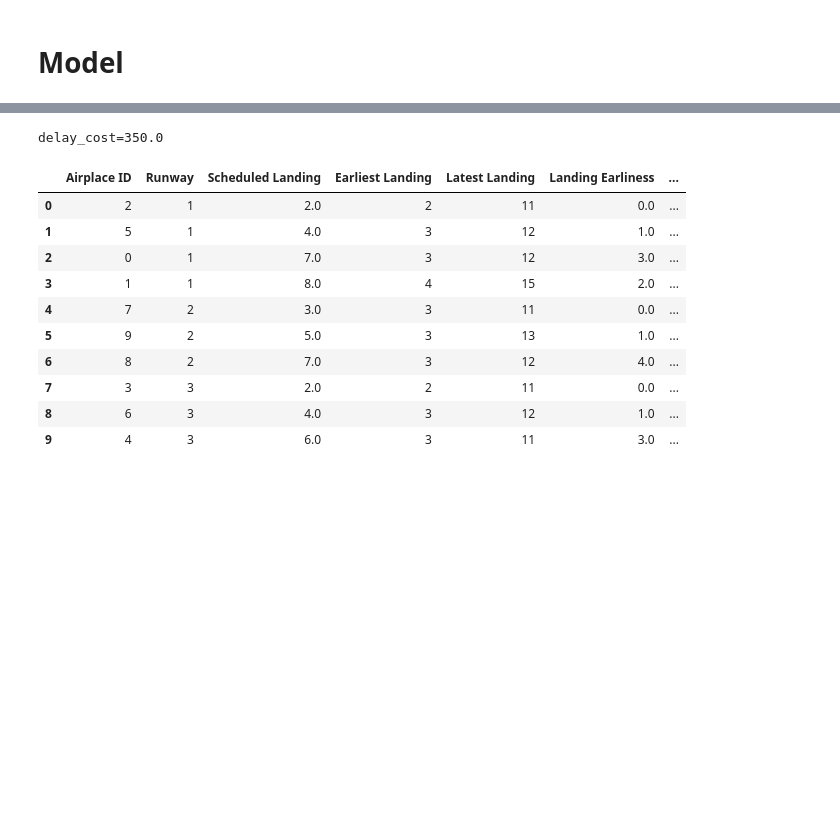
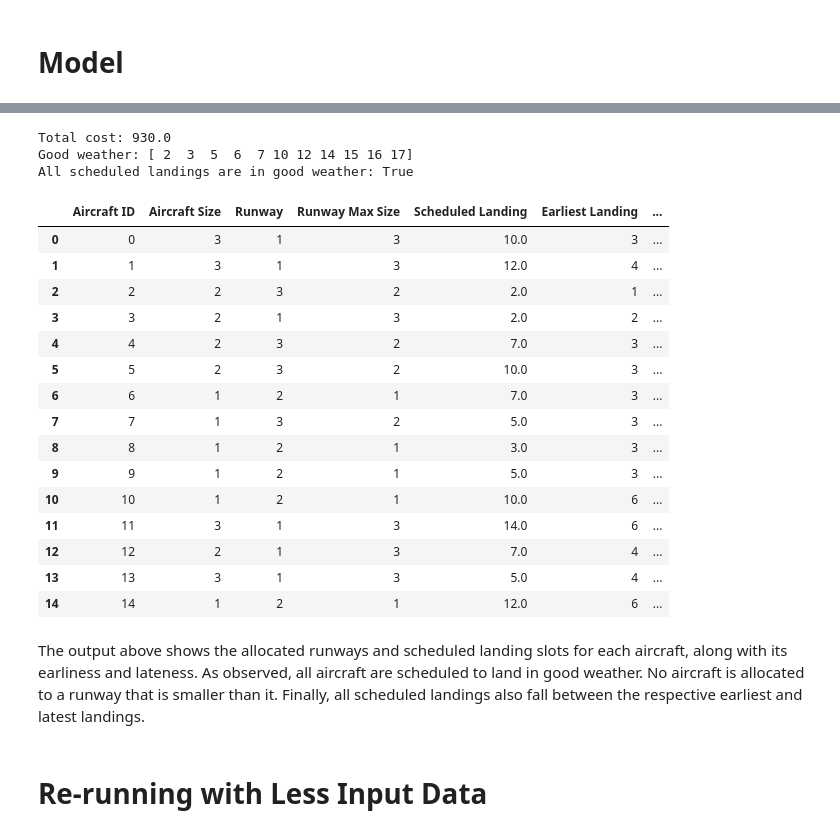
Before and after one commit to kitkhai/Aircraft-Landing-Schedule, a Jupyter notebook: Aircraft Landing Optimisation.ipynb, the cells around one changed output, grey strips where cells are left out. Saved outputs shown, nothing was run; the diff lists cells and outputs as text; code cells hidden in the pictures; blank space fills up the shorter version.

Commit message:
Managed to define the weather constraint

```diff
--- a/Aircraft Landing Optimisation.ipynb
+++ b/Aircraft Landing Optimisation.ipynb
@@ -60,0 +50,2 @@ array([3, 1, 2], dtype=int64)
+# %%
+runway_max_size = runway["Max Size"].values
@@ -60,0 +54,3 @@ array([3, 1, 2], dtype=int64)
+# %%
+good_weather = pd.read_csv("good_weather.csv")
+good_weather.head()
@@ -61,2 +64,4 @@ array([3, 1, 2], dtype=int64)
+# %%
+good_weather = good_weather["Good Weather"].values
 # %% [markdown]
 # Model
@@ -154,0 +181,10 @@ def check_input_shapes(separation, *args):
+# %%
+scheduled_landing, runway_allocation, earliness, lateness, total_cost = get_landing_schedule(separation_time,
+                                                                                             earliest_landing,
+                                                                                             target_landing,
+                                                                                             latest_landing,
+                                                                                             earliness_penalty,
+                                                                                             lateness_penalty,
+                                                                                             aircraft_size,
+                                                                                             runway_max_size,
+                                                                                             good_weather)
@@ -164,16 +213,47 @@ Running time: 3.4350s
-# %%
-print(f'{delay_cost=}')
-model_output
-# %% [output]
-delay_cost=350.0
-|  | Airplace ID | Runway | Scheduled Landing | Earliest Landing | Latest Landing | Landing Earliness | ... |
-| 0 | 2 | 1 | 2.0 | 2 | 11 | 0.0 | ... |
-| 1 | 5 | 1 | 4.0 | 3 | 12 | 1.0 | ... |
-| 2 | 0 | 1 | 7.0 | 3 | 12 | 3.0 | ... |
-| 3 | 1 | 1 | 8.0 | 4 | 15 | 2.0 | ... |
-| 4 | 7 | 2 | 3.0 | 3 | 11 | 0.0 | ... |
-| 5 | 9 | 2 | 5.0 | 3 | 13 | 1.0 | ... |
-| 6 | 8 | 2 | 7.0 | 3 | 12 | 4.0 | ... |
-| 7 | 3 | 3 | 2.0 | 2 | 11 | 0.0 | ... |
-| 8 | 6 | 3 | 4.0 | 3 | 12 | 1.0 | ... |
-| 9 | 4 | 3 | 6.0 | 3 | 11 | 3.0 | ... |
+# %%
+# Generate output data frame
+output_df = pd.DataFrame({
+    "Aircraft ID": aircraft_df["Aircraft ID"].values,
+    "Aircraft Size": aircraft_size,
+    "Runway": np.argmax(runway_allocation, axis=1) + 1,
+    "Scheduled Landing": scheduled_landing,
+    "Earliest Landing": earliest_landing,
+    "Latest Landing": latest_landing,
+    "Earliness": earliness,
+    "Lateness": lateness
+})
+
+print("Total cost:", total_cost)
+print("Good weather:", good_weather)
+print("All scheduled landings are in good weather:", all([i in good_weather for i in scheduled_landing]))
+
+# Creating a new column for runway max size and shifting it to the 4th column
+output_df["Runway Max Size"] = output_df['Runway'].apply(lambda x: runway_max_size[x-1])
+temp = output_df["Runway Max Size"]
+output_df.drop(labels=["Runway Max Size"], axis=1, inplace=True)
+output_df.insert(3, "Runway Max Size", temp)
+output_df
+# %% [output]
+Total cost: 930.0
+Good weather: [ 2  3  5  6  7 10 12 14 15 16 17]
+All scheduled landings are in good weather: True
+|  | Aircraft ID | Aircraft Size | Runway | Runway Max Size | Scheduled Landing | Earliest Landing | ... |
+| 0 | 0 | 3 | 1 | 3 | 10.0 | 3 | ... |
+| 1 | 1 | 3 | 1 | 3 | 12.0 | 4 | ... |
+| 2 | 2 | 2 | 3 | 2 | 2.0 | 1 | ... |
+| 3 | 3 | 2 | 1 | 3 | 2.0 | 2 | ... |
+| 4 | 4 | 2 | 3 | 2 | 7.0 | 3 | ... |
+| 5 | 5 | 2 | 3 | 2 | 10.0 | 3 | ... |
+| 6 | 6 | 1 | 2 | 1 | 7.0 | 3 | ... |
+| 7 | 7 | 1 | 3 | 2 | 5.0 | 3 | ... |
+| 8 | 8 | 1 | 2 | 1 | 3.0 | 3 | ... |
+| 9 | 9 | 1 | 2 | 1 | 5.0 | 3 | ... |
+| 10 | 10 | 1 | 2 | 1 | 10.0 | 6 | ... |
+| 11 | 11 | 3 | 1 | 3 | 14.0 | 6 | ... |
+| 12 | 12 | 2 | 1 | 3 | 7.0 | 4 | ... |
+| 13 | 13 | 3 | 1 | 3 | 5.0 | 4 | ... |
+| 14 | 14 | 1 | 2 | 1 | 12.0 | 6 | ... |
+# %% [markdown]
+The output above shows the allocated runways and scheduled landing slots for each aircraft, along with its earliness and lateness. As observed, all aircraft are scheduled to land in good weather. No aircraft is allocated to a runway that is smaller than it. Finally, all scheduled landings also fall between the respective earliest and latest landings.
+# %% [markdown]
+# Re-running with Less Input Data
```
Also changed, not shown: parts of 27 cells of this notebook, 11 other files.
